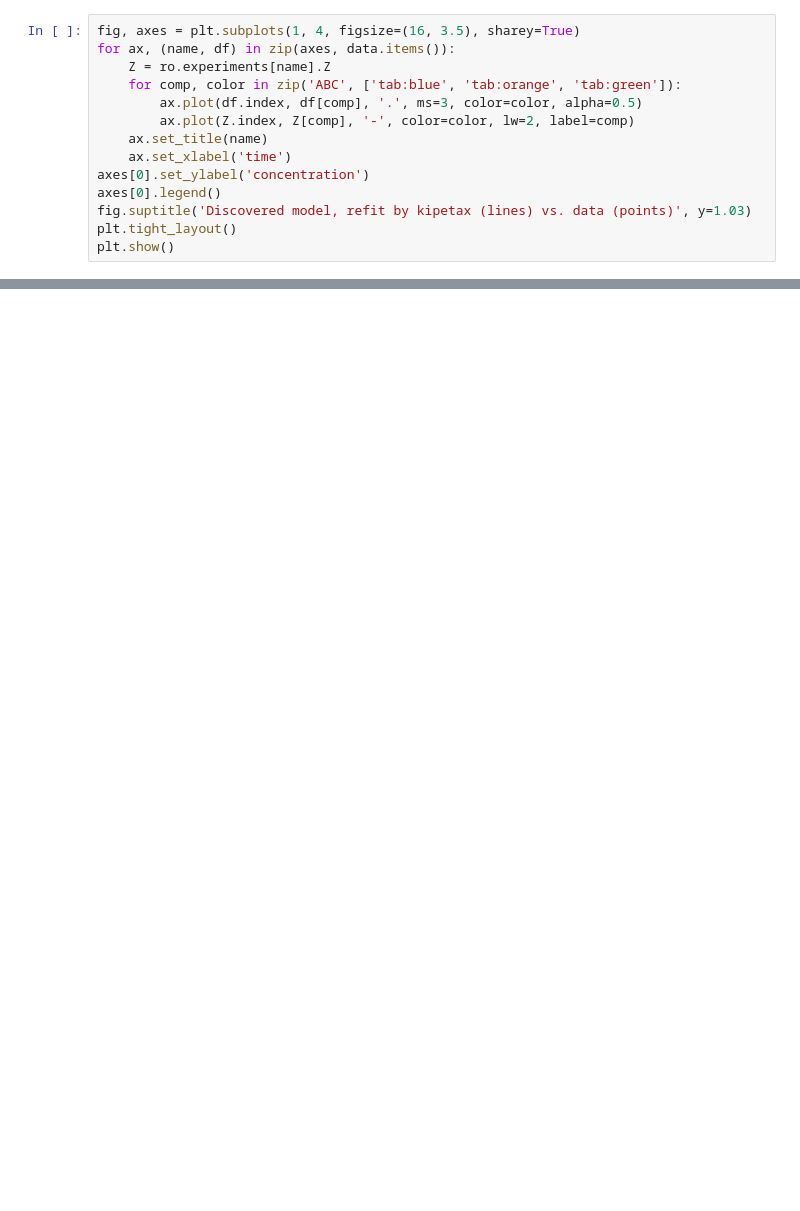
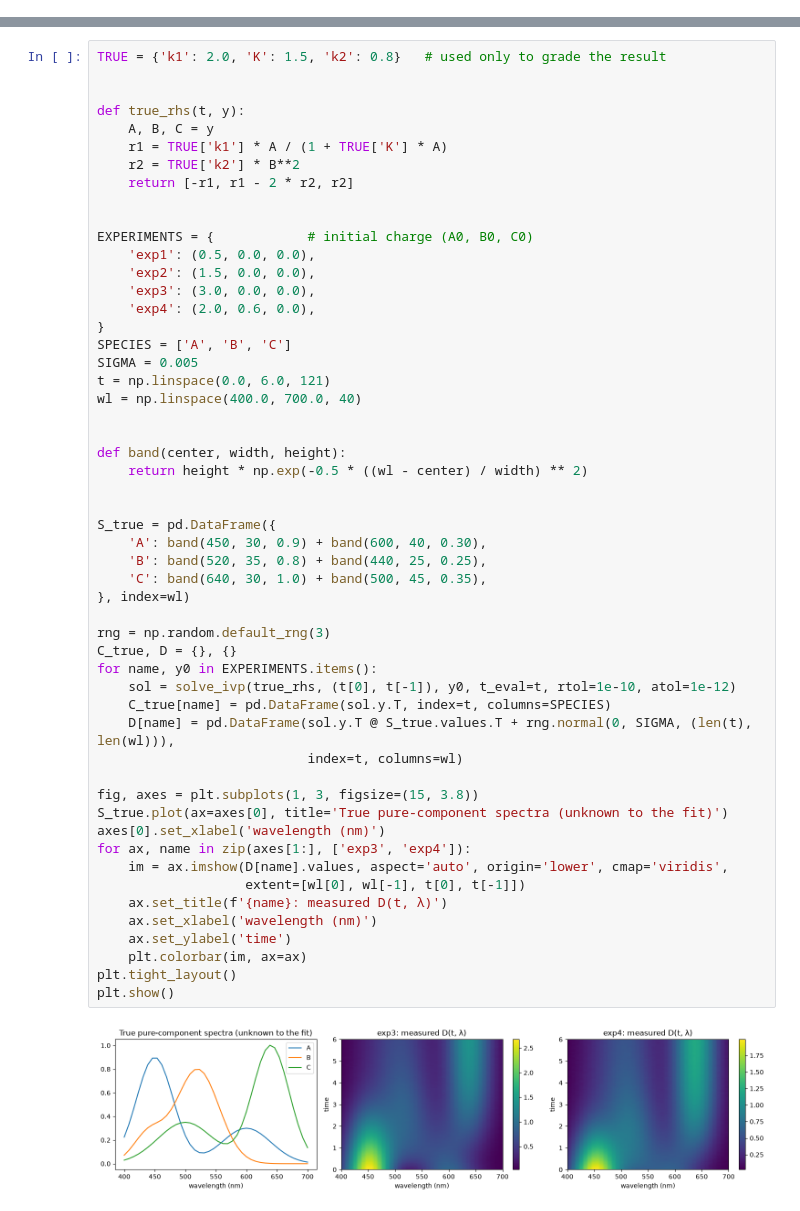
Before and after one commit to jkitchin/jax-kipet, a Jupyter notebook: notebooks/04_rate_law_discovery_with_jaxsr.ipynb, the cells around one changed output, grey strips where cells are left out. Saved outputs shown, nothing was run; the diff lists cells and outputs as text; blank space fills up the shorter version.

```diff
--- a/notebooks/04_rate_law_discovery_with_jaxsr.ipynb
+++ b/notebooks/04_rate_law_discovery_with_jaxsr.ipynb
@@ -434,14 +0,0 @@ plot below. Confidence intervals would make "within noise" precise;
-# %%
-fig, axes = plt.subplots(1, 4, figsize=(16, 3.5), sharey=True)
-for ax, (name, df) in zip(axes, data.items()):
-    Z = ro.experiments[name].Z
-    for comp, color in zip('ABC', ['tab:blue', 'tab:orange', 'tab:green']):
-        ax.plot(df.index, df[comp], '.', ms=3, color=color, alpha=0.5)
-        ax.plot(Z.index, Z[comp], '-', color=color, lw=2, label=comp)
-    ax.set_title(name)
-    ax.set_xlabel('time')
-axes[0].set_ylabel('concentration')
-axes[0].legend()
-fig.suptitle('Discovered model, refit by kipetax (lines) vs. data (points)', y=1.03)
-plt.tight_layout()
-plt.show()
@@ -573,0 +58,55 @@ Refitting the nested model also moves every constant toward the truth: $K$ from
+# %%
+TRUE = {'k1': 2.0, 'K': 1.5, 'k2': 0.8}   # used only to grade the result
+
+
+def true_rhs(t, y):
+    A, B, C = y
+    r1 = TRUE['k1'] * A / (1 + TRUE['K'] * A)
+    r2 = TRUE['k2'] * B**2
+    return [-r1, r1 - 2 * r2, r2]
+
+
+EXPERIMENTS = {            # initial charge (A0, B0, C0)
+    'exp1': (0.5, 0.0, 0.0),
+    'exp2': (1.5, 0.0, 0.0),
+    'exp3': (3.0, 0.0, 0.0),
+    'exp4': (2.0, 0.6, 0.0),
+}
+SPECIES = ['A', 'B', 'C']
+SIGMA = 0.005
+t = np.linspace(0.0, 6.0, 121)
+wl = np.linspace(400.0, 700.0, 40)
+
+
+def band(center, width, height):
+    return height * np.exp(-0.5 * ((wl - center) / width) ** 2)
+
+
+S_true = pd.DataFrame({
+    'A': band(450, 30, 0.9) + band(600, 40, 0.30),
+    'B': band(520, 35, 0.8) + band(440, 25, 0.25),
+    'C': band(640, 30, 1.0) + band(500, 45, 0.35),
+}, index=wl)
+
+rng = np.random.default_rng(3)
+C_true, D = {}, {}
+for name, y0 in EXPERIMENTS.items():
+    sol = solve_ivp(true_rhs, (t[0], t[-1]), y0, t_eval=t, rtol=1e-10, atol=1e-12)
+    C_true[name] = pd.DataFrame(sol.y.T, index=t, columns=SPECIES)
+    D[name] = pd.DataFrame(sol.y.T @ S_true.values.T + rng.normal(0, SIGMA, (len(t), len(wl))),
+                           index=t, columns=wl)
+
+fig, axes = plt.subplots(1, 3, figsize=(15, 3.8))
+S_true.plot(ax=axes[0], title='True pure-component spectra (unknown to the fit)')
+axes[0].set_xlabel('wavelength (nm)')
+for ax, name in zip(axes[1:], ['exp3', 'exp4']):
+    im = ax.imshow(D[name].values, aspect='auto', origin='lower', cmap='viridis',
+                   extent=[wl[0], wl[-1], t[0], t[-1]])
+    ax.set_title(f'{name}: measured D(t, λ)')
+    ax.set_xlabel('wavelength (nm)')
+    ax.set_ylabel('time')
+    plt.colorbar(im, ax=ax)
+plt.tight_layout()
+plt.show()
+# %% [output]
+[figure, added]
```
Also changed, not shown: parts of 47 cells of this notebook, 1 other file.
